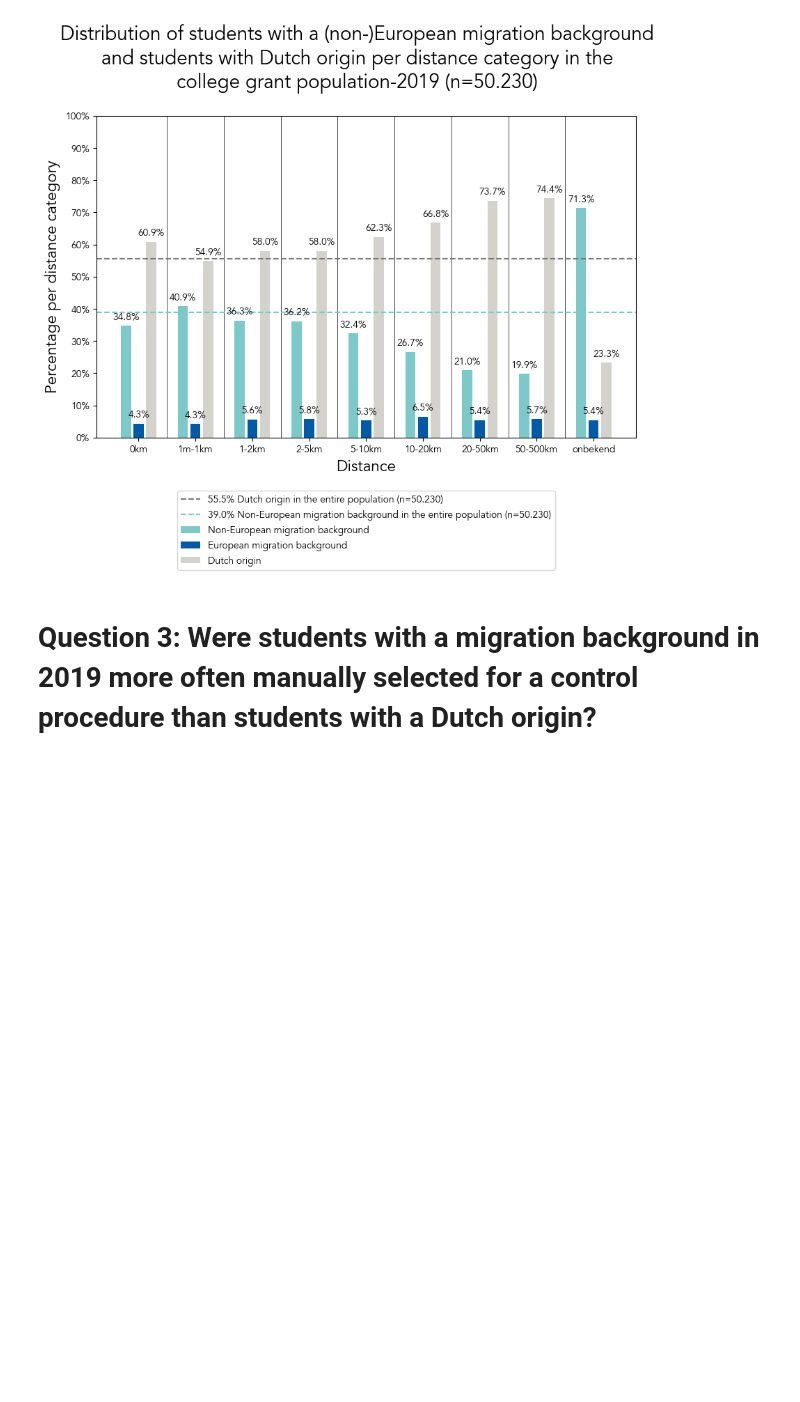
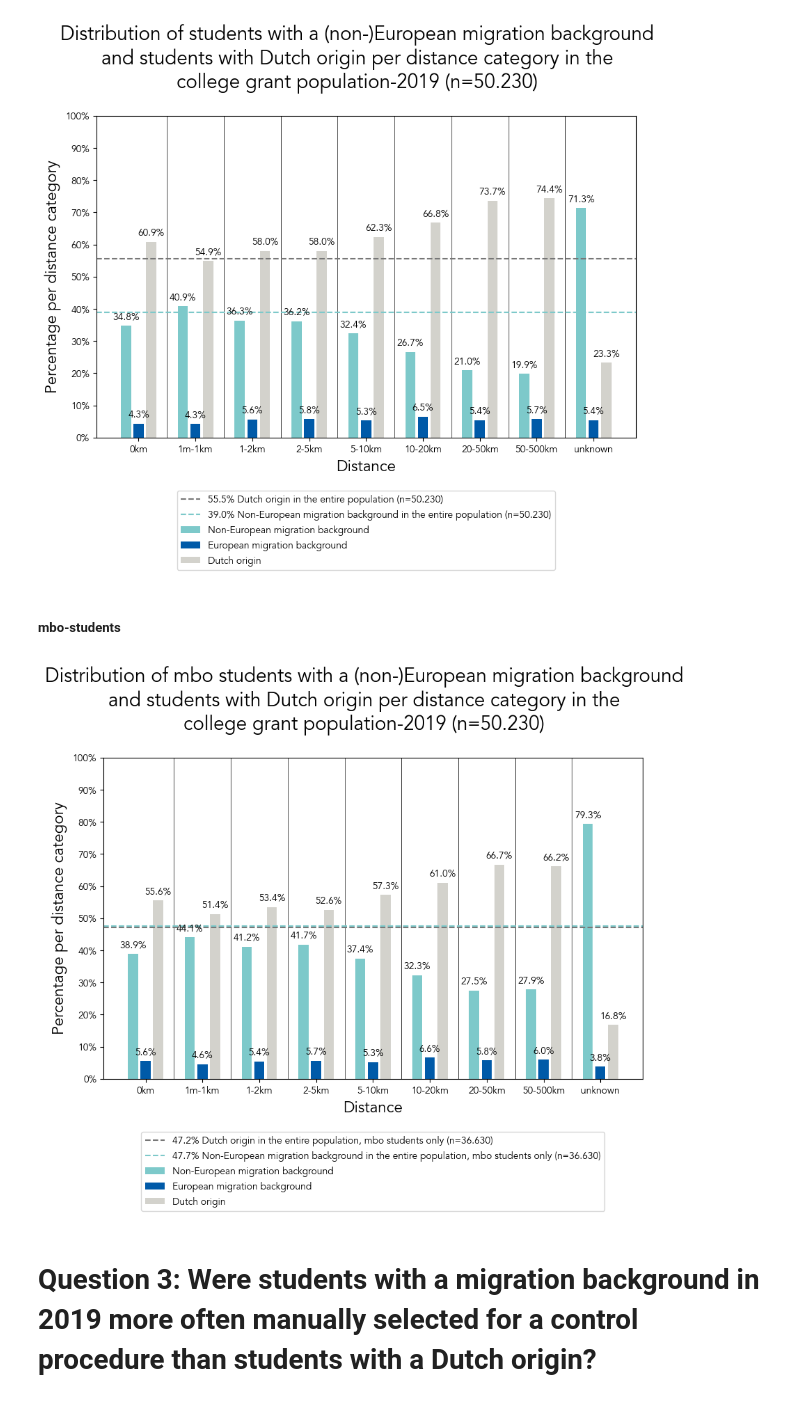
Before and after one commit to NGO-Algorithm-Audit/DUO-CUB, a Jupyter notebook: Supervised bias analysis/Table2.ipynb, the cells around one changed output. Drawn from its saved outputs; the diff is of its cells as text; code cells hidden in the pictures; blank space fills up the shorter version.

```diff
--- a/Supervised bias analysis/Table2.ipynb
+++ b/Supervised bias analysis/Table2.ipynb
@@ -869,6 +1006,63 @@ ax.legend(bbox_to_anchor=(0.5, -0.15), loc='upper center')
 plt.show()
 # %% [output]
 [figure]
+# %% [markdown]
+##### mbo-students
+# %%
+# data
+rows = cat_distance_mbo
+columns = col_mig_eu
+
+# colors
+colors = c_mig_eu
+
+# custom x-ticks
+custom_xticks = ['0km', '1m-1km', '1-2km', '2-5km', '5-10km', '10-20km', '20-50km', '50-500km', 'unknown']
+
+# y-ticks
+ylim = 1
+n_yticks = 11
+
+# y-axis label
+yaxis_label = 'Percentage per distance category'
+
+# figure title
+figure_title = f'Distribution of mbo students with a (non-)European migration background\nand students with Dutch origin per distance category in the\ncollege grant population-{year} (n={n_total_pop})'
+
+# plot function
+data, fig, ax  = create_barplot(df,
+                                rows,
+                                columns,
+                                colors,
+                                set_xticks=True,
+                                custom_xticks=custom_xticks,
+                                rotation_xtick_label=0,
+                                position_xtick_label='center',
+                                set_ylabel=yaxis_label,
+                                set_ylabel_percentage=True,
+                                as_percentage_total=False,
+                                as_percentage_category=True,
+                                ylim =ylim,
+                                n_yticks=n_yticks,
+                                put_number_on_top_bar=True,
+                                space_between_cat=0.5,
+                                vline_between_cat=True,
+                                figure_title=figure_title,
+                                category_type='Distance: ',
+                                v_adjust_bars=0.01,
+                                fontsize_text_bars=10,
+                                y_title=1.1)
+
+# horizontal dashed line
+ax.axhline(y=avg_NL_mbo, color='#777777', label=f'{(avg_NL_mbo*100):.1f}% Dutch origin in the entire population, mbo students only (n={n_total_pop_mbo})', linestyle='--')
+ax.axhline(y=avg_migr_non_eu_mbo, color=c_migr_non_eu_and_child_migr_non_eu, label=f'{(avg_migr_non_eu_mbo*100):.1f}% Non-European migration background in the entire population, mbo students only (n={n_total_pop_mbo})', linestyle='--')
+
+# legend
+ax.legend(bbox_to_anchor=(0.5, -0.15), loc='upper center')
+
+plt.show()
+# %% [output]
+[figure, added]
 # %% [markdown]
 # Question 3: Were students with a migration background in 2019 more often manually selected for a control procedure than students with a Dutch origin?
 # %% [markdown]
```
Also changed, not shown: parts of 7 cells of this notebook, 1 other file.
